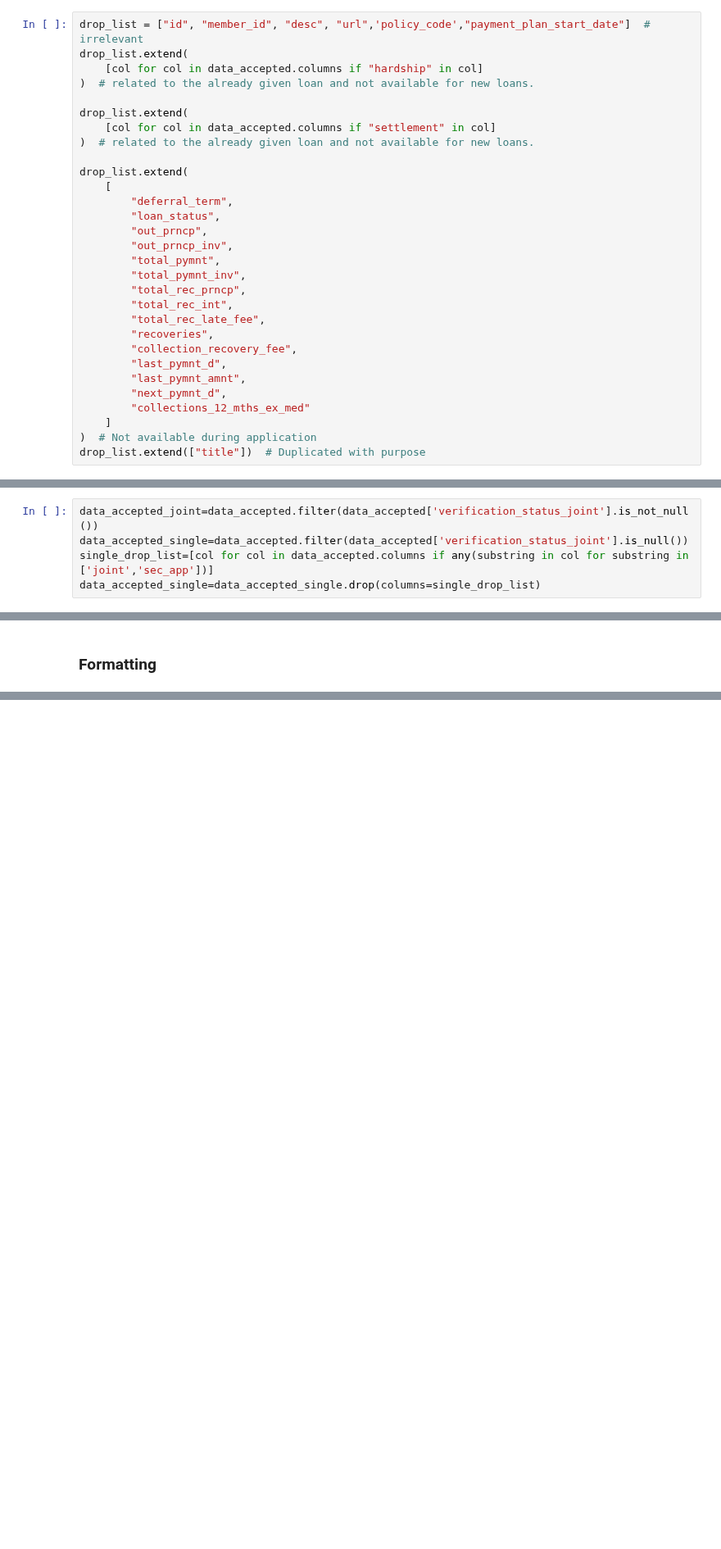
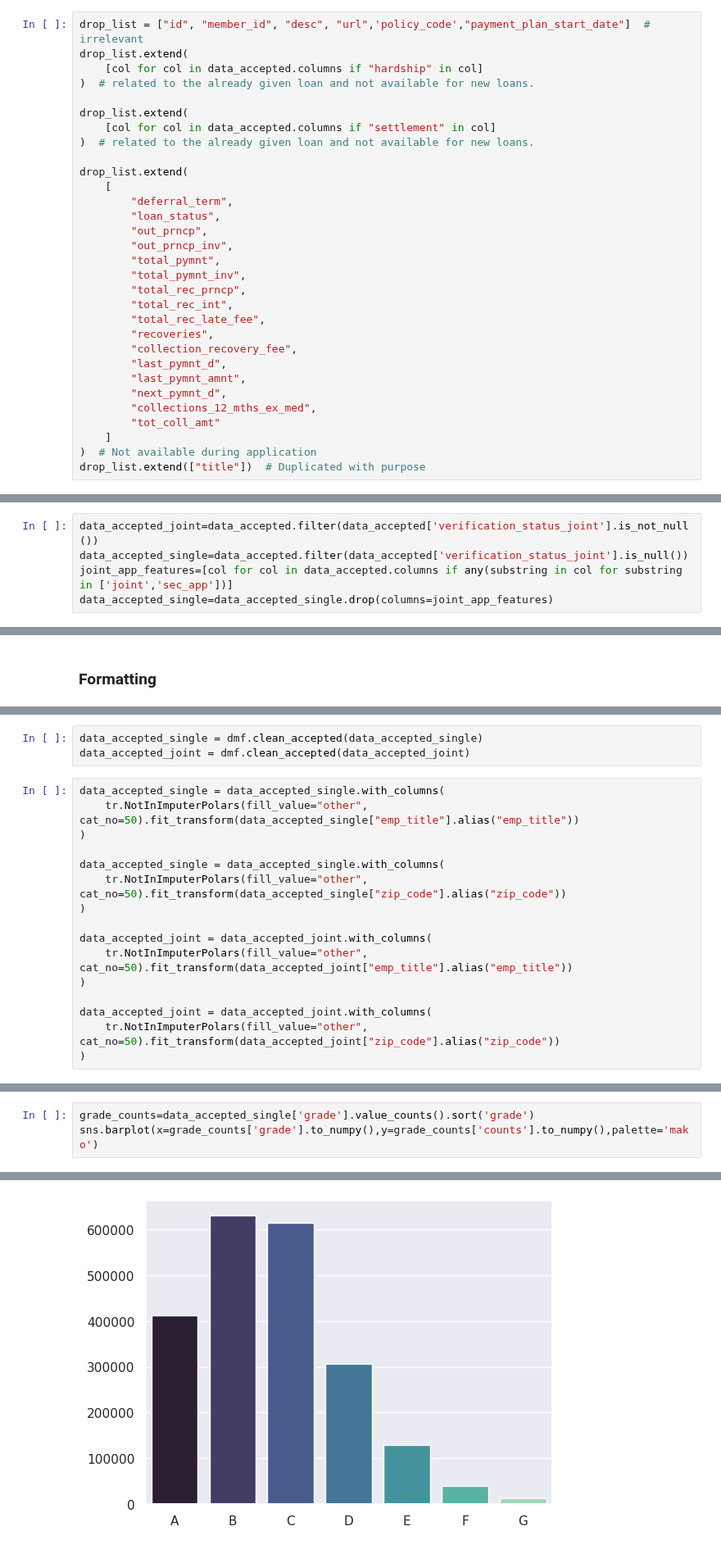
Before and after one commit to gediminas-skvarnavicius/lending-club, a Jupyter notebook: EDA.ipynb, the cells around one changed output, grey strips where cells are left out. Shown at 82% size. Saved outputs shown, nothing was run; the diff lists cells and outputs as text; blank space fills up the shorter version.

```diff
--- a/EDA.ipynb
+++ b/EDA.ipynb
@@ -597,7 +599,8 @@ drop_list.extend(
         "last_pymnt_d",
         "last_pymnt_amnt",
         "next_pymnt_d",
-        "collections_12_mths_ex_med"
+        "collections_12_mths_ex_med",
+        "tot_coll_amt"
     ]
 )  # Not available during application
 drop_list.extend(["title"])  # Duplicated with purpose
@@ -606,5 +609,5 @@ data_accepted=data_accepted.drop(columns=drop_list)
 # %%
 data_accepted_joint=data_accepted.filter(data_accepted['verification_status_joint'].is_not_null())
 data_accepted_single=data_accepted.filter(data_accepted['verification_status_joint'].is_null())
-single_drop_list=[col for col in data_accepted.columns if any(substring in col for substring in ['joint','sec_app'])]
-data_accepted_single=data_accepted_single.drop(columns=single_drop_list)
+joint_app_features=[col for col in data_accepted.columns if any(substring in col for substring in ['joint','sec_app'])]
+data_accepted_single=data_accepted_single.drop(columns=joint_app_features)
@@ -648,0 +679,19 @@ shape: (4, 2)
+# %%
+data_accepted_single = dmf.clean_accepted(data_accepted_single)
+data_accepted_joint = dmf.clean_accepted(data_accepted_joint)
+# %%
+data_accepted_single = data_accepted_single.with_columns(
+    tr.NotInImputerPolars(fill_value="other", cat_no=50).fit_transform(data_accepted_single["emp_title"].alias("emp_title"))
+)
+
+data_accepted_single = data_accepted_single.with_columns(
+    tr.NotInImputerPolars(fill_value="other", cat_no=50).fit_transform(data_accepted_single["zip_code"].alias("zip_code"))
+)
+
+data_accepted_joint = data_accepted_joint.with_columns(
+    tr.NotInImputerPolars(fill_value="other", cat_no=50).fit_transform(data_accepted_joint["emp_title"].alias("emp_title"))
+)
+
+data_accepted_joint = data_accepted_joint.with_columns(
+    tr.NotInImputerPolars(fill_value="other", cat_no=50).fit_transform(data_accepted_joint["zip_code"].alias("zip_code"))
+)
@@ -648,0 +700,4 @@ shape: (4, 2)
+# %%
+grade_counts=data_accepted_single['grade'].value_counts().sort('grade')
+sns.barplot(x=grade_counts['grade'].to_numpy(),y=grade_counts['counts'].to_numpy(),palette='mako')
+# %% [output]
@@ -648,0 +705 @@ shape: (4, 2)
+[figure, added]
```
Also changed, not shown: parts of 18 cells of this notebook, 1 other file.
